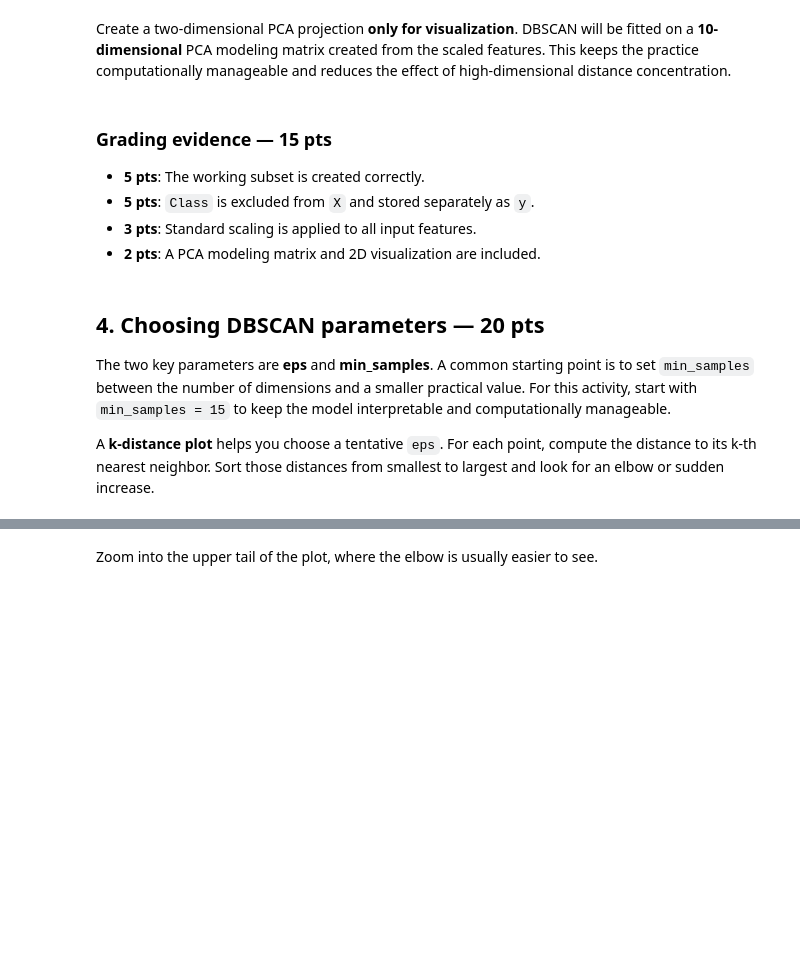
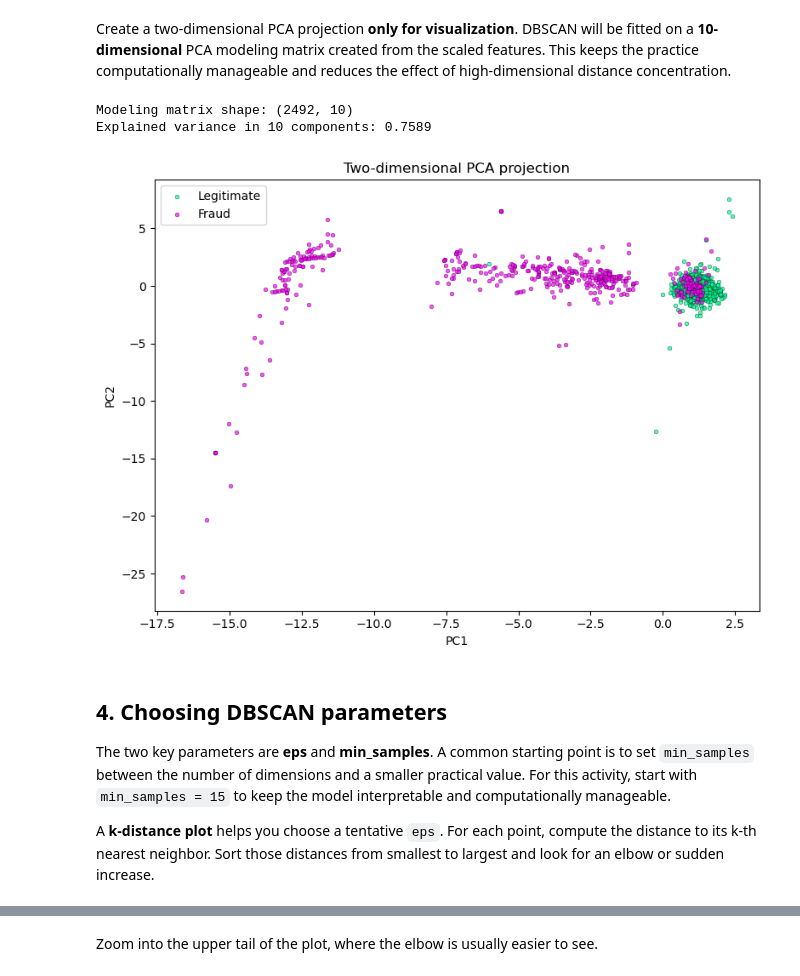
Before and after one commit to notyorch/DBSCAN_Fraud_Detection_Practice, a Jupyter notebook: main.ipynb, the cells around one changed output, grey strips where cells are left out. Saved outputs shown, nothing was run; the diff lists cells and outputs as text; code cells hidden in the pictures; blank space fills up the shorter version.

```diff
--- a/main.ipynb
+++ b/main.ipynb
@@ -182,25 +270,31 @@ Create a two-dimensional PCA projection **only for visualization**. DBSCAN will
 # %%
 pca_model = PCA(n_components=10, random_state=RANDOM_STATE)
 X_model = pca_model.fit_transform(X_scaled)
 
 print("Modeling matrix shape:", X_model.shape)
 print("Explained variance in 10 components:", round(pca_model.explained_variance_ratio_.sum(), 4))
 
 pca_df = pd.DataFrame(X_model[:, :2], columns=["PC1", "PC2"])
 pca_df["Class"] = y.values
 
-ax = pca_df.plot(kind="scatter", x="PC1", y="PC2", c="Class", s=8, alpha=0.6)
+colors = np.where(pca_df["Class"] == 1, "#FF00FF", "#00FF96")  # magenta vs neon green
+fig, ax = plt.subplots(figsize=(8, 6))
+for cls, color, label in [(0, "#00FF96", "Legitimate"), (1, "#FF00FF", "Fraud")]:
+    mask = y.values == cls
+    ax.scatter(pca_df.loc[mask, "PC1"], pca_df.loc[mask, "PC2"],
+               c=color, s=12, alpha=0.7, label=label, edgecolors="black", linewidths=0.3)
 ax.set_title("Two-dimensional PCA projection")
+ax.set_xlabel("PC1")
+ax.set_ylabel("PC2")
+ax.legend()
+plt.tight_layout()
 plt.show()
+# %% [output]
+Modeling matrix shape: (2492, 10)
+Explained variance in 10 components: 0.7589
+[figure, added]
-# %% [markdown]
-### Grading evidence — 15 pts
-
-- **5 pts**: The working subset is created correctly.
-- **5 pts**: `Class` is excluded from `X` and stored separately as `y`.
-- **3 pts**: Standard scaling is applied to all input features.
-- **2 pts**: A PCA modeling matrix and 2D visualization are included.
 # %% [markdown]
-## 4. Choosing DBSCAN parameters — 20 pts
+## 4. Choosing DBSCAN parameters
 
 The two key parameters are **eps** and **min_samples**. A common starting point is to set `min_samples` between the number of dimensions and a smaller practical value. For this activity, start with `min_samples = 15` to keep the model interpretable and computationally manageable.
 
```
Also changed, not shown: parts of 37 cells of this notebook, 2 other files.
